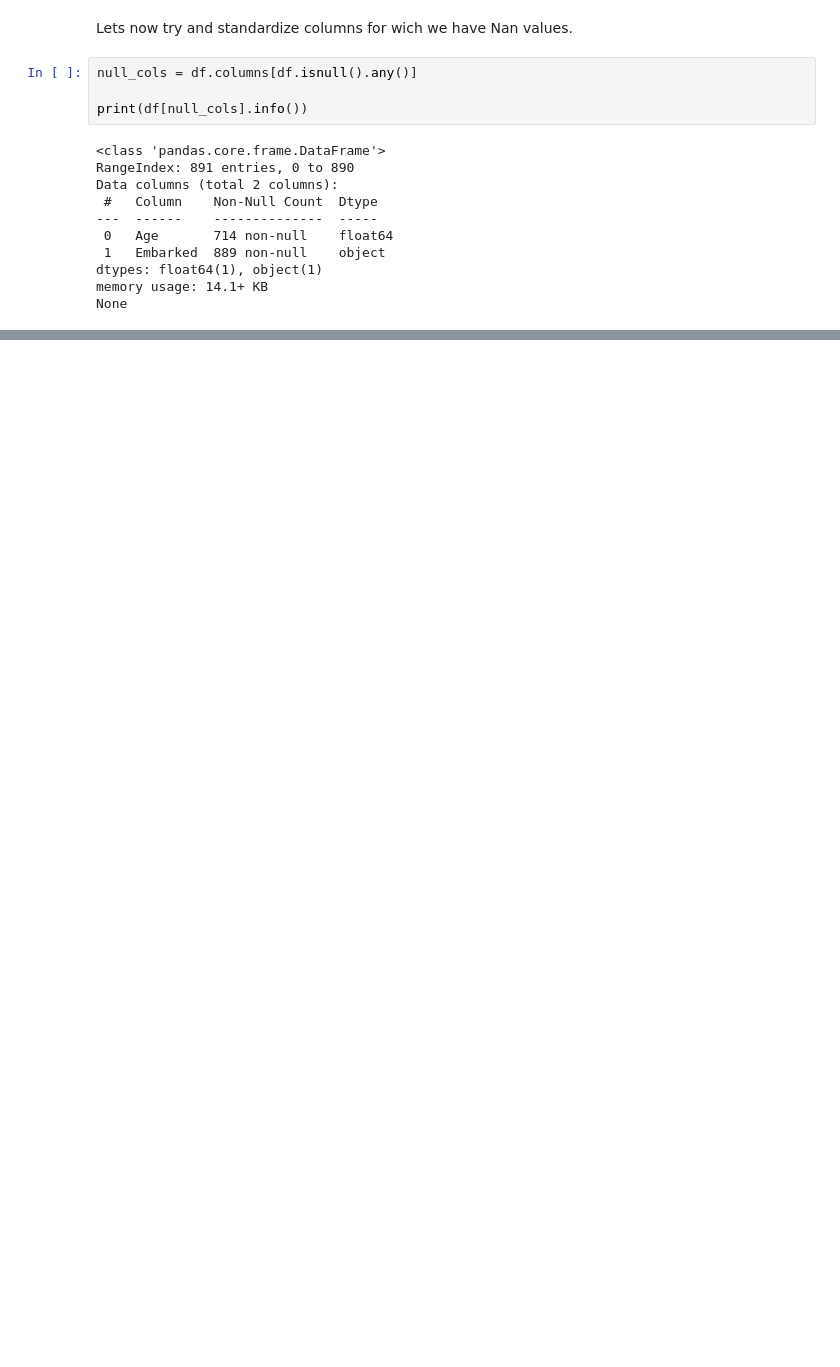
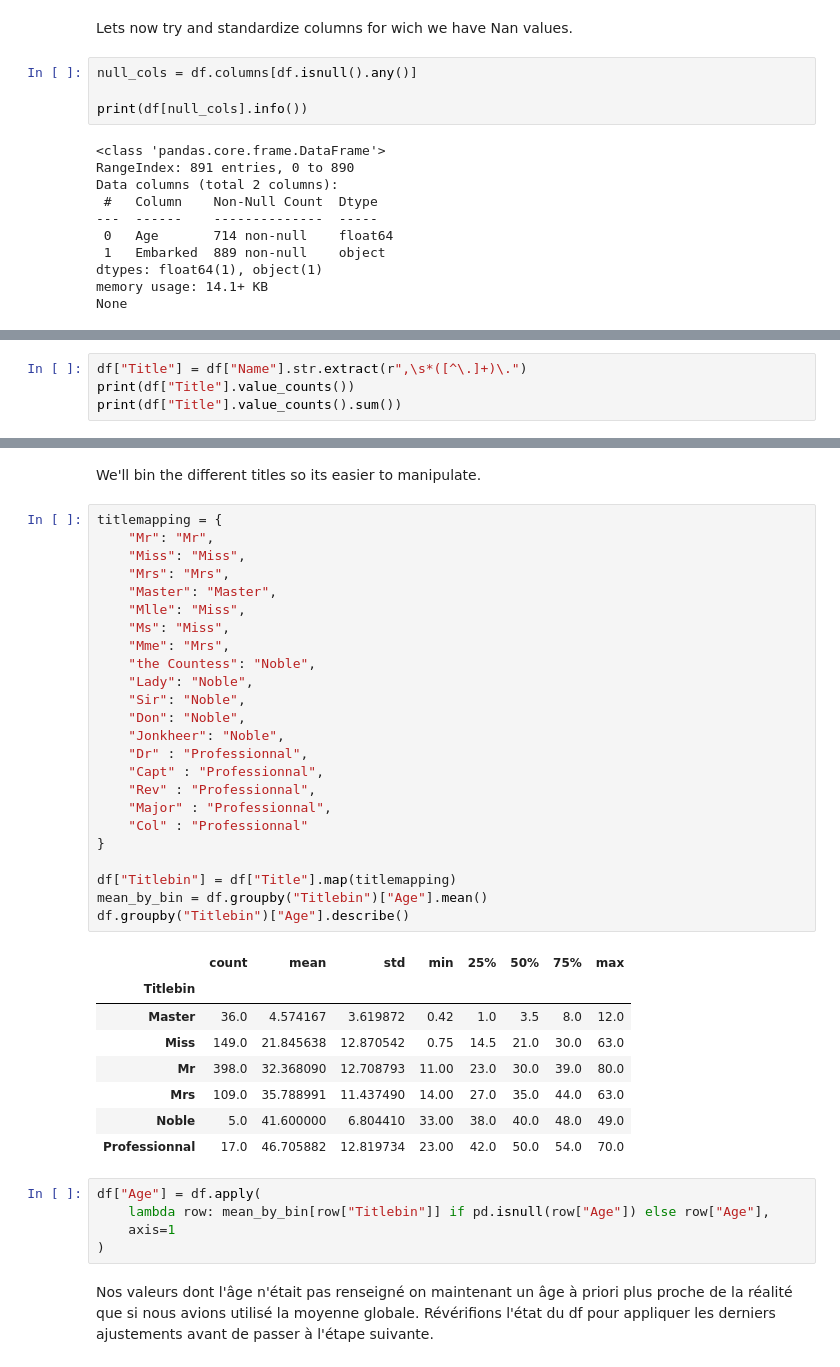
Before and after one commit to McJack3d/EXP_GO, a Jupyter notebook: BICLASS - Titanic/ClassTitanic - Novibecoding.ipynb, the cells around one changed output, grey strips where cells are left out. Saved outputs shown, nothing was run; the diff lists cells and outputs as text; blank space fills up the shorter version.

```diff
--- a/BICLASS - Titanic/ClassTitanic - Novibecoding.ipynb
+++ b/BICLASS - Titanic/ClassTitanic - Novibecoding.ipynb
@@ -110,0 +141,4 @@ plt.show
+# %%
+df["Title"] = df["Name"].str.extract(r",\s*([^\.]+)\.")
+print(df["Title"].value_counts())
+print(df["Title"].value_counts().sum())
@@ -110,0 +166,42 @@ plt.show
+# %% [markdown]
+We'll bin the different titles so its easier to manipulate.
+# %%
+titlemapping = {
+    "Mr": "Mr",
+    "Miss": "Miss",
+    "Mrs": "Mrs",
+    "Master": "Master",
+    "Mlle": "Miss",
+    "Ms": "Miss",
+    "Mme": "Mrs",
+    "the Countess": "Noble",
+    "Lady": "Noble",
+    "Sir": "Noble",
+    "Don": "Noble",
+    "Jonkheer": "Noble",
+    "Dr" : "Professionnal",
+    "Capt" : "Professionnal",
+    "Rev" : "Professionnal",
+    "Major" : "Professionnal",
+    "Col" : "Professionnal"
+}
+
+df["Titlebin"] = df["Title"].map(titlemapping)
+mean_by_bin = df.groupby("Titlebin")["Age"].mean()
+df.groupby("Titlebin")["Age"].describe()
+# %% [output]
+|  | count | mean | std | min | 25% | 50% | 75% | max |
+| Titlebin |  |  |  |  |  |  |  |  |
+| Master | 36.0 | 4.574167 | 3.619872 | 0.42 | 1.0 | 3.5 | 8.0 | 12.0 |
+| Miss | 149.0 | 21.845638 | 12.870542 | 0.75 | 14.5 | 21.0 | 30.0 | 63.0 |
+| Mr | 398.0 | 32.368090 | 12.708793 | 11.00 | 23.0 | 30.0 | 39.0 | 80.0 |
+| Mrs | 109.0 | 35.788991 | 11.437490 | 14.00 | 27.0 | 35.0 | 44.0 | 63.0 |
+| Noble | 5.0 | 41.600000 | 6.804410 | 33.00 | 38.0 | 40.0 | 48.0 | 49.0 |
+| Professionnal | 17.0 | 46.705882 | 12.819734 | 23.00 | 42.0 | 50.0 | 54.0 | 70.0 |
+# %%
+df["Age"] = df.apply(
+    lambda row: mean_by_bin[row["Titlebin"]] if pd.isnull(row["Age"]) else row["Age"],
+    axis=1
+)
+# %% [markdown]
+Nos valeurs dont l'âge n'était pas renseigné on maintenant un âge à priori plus proche de la réalité que si nous avions utilisé la moyenne globale. Révérifions l'état du df pour appliquer les derniers ajustements avant de passer à l'étape suivante.
```
Also changed, not shown: parts of 13 cells of this notebook, 1 other file.
